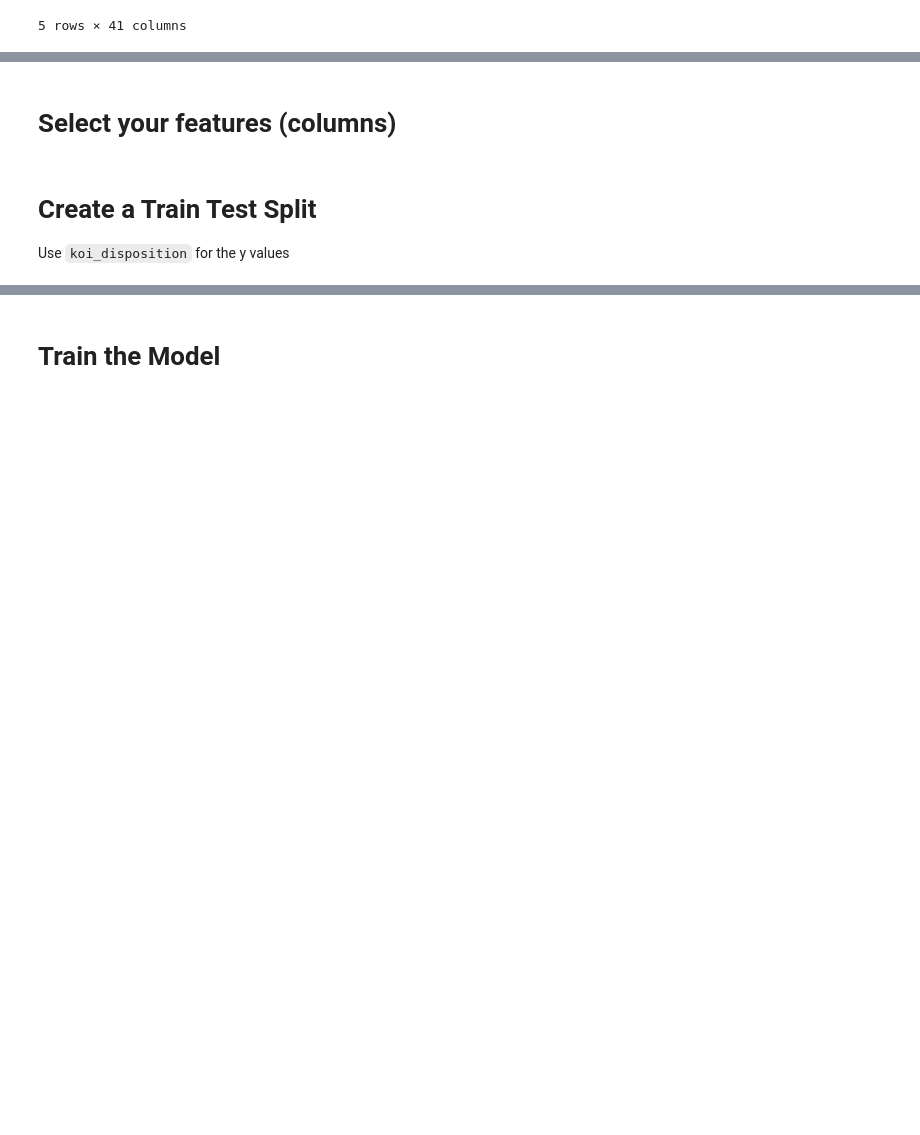
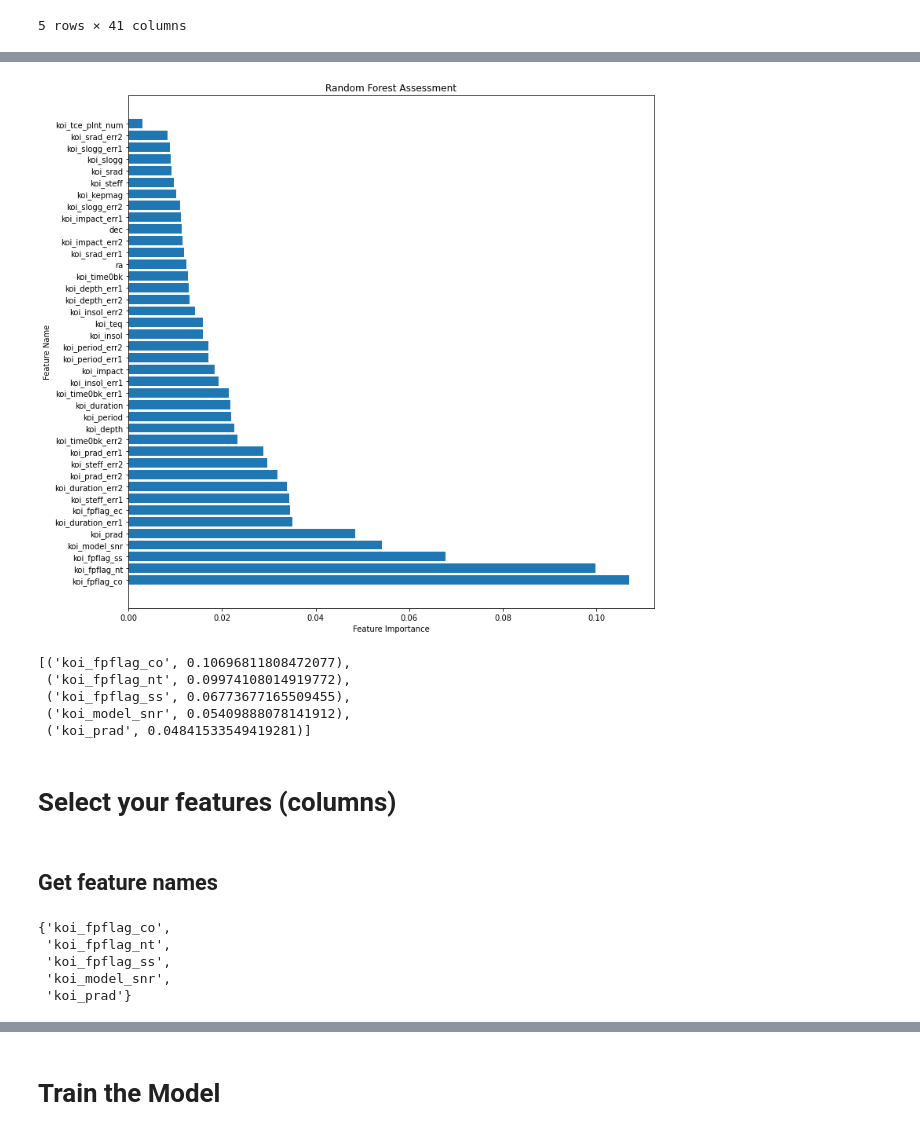
Before and after one commit to NicoleLund/machine-learning-exoplanets, a Jupyter notebook: c_model_1/model_1.ipynb, the cells around one changed output, grey strips where cells are left out. Drawn from its saved outputs; the diff is of its cells as text; code cells hidden in the pictures; blank space fills up the shorter version.

Commit message:
Select features

```diff
--- a/c_model_1/model_1.ipynb
+++ b/c_model_1/model_1.ipynb
@@ -88,2 +216,26 @@ None
+# %%
+# Sort the features by their importance
+rf_feature_sort = sorted(zip(X.columns,rf_clf.feature_importances_),key=itemgetter(1), reverse=True)
+# rf_feature_sort
+# %%
+# Plot Random Forest Feature Importance
+fig = plt.figure(figsize=[12,12])
+plt.barh(*zip(* (rf_feature_sort)))
+plt.xlabel('Feature Importance')
+plt.ylabel('Feature Name')
+plt.title('Random Forest Assessment')
+plt.show()
+# %% [output]
+[figure, added]
+# %%
+# Random Forest Features of Interest
+rf_features = [feature for feature in rf_feature_sort if feature[1] > 0.04]
+rf_features
+# %% [output]
+[('koi_fpflag_co', 0.10696811808472077),
+ ('koi_fpflag_nt', 0.09974108014919772),
+ ('koi_fpflag_ss', 0.06773677165509455),
+ ('koi_model_snr', 0.05409888078141912),
+ ('koi_prad', 0.04841533549419281)]
 # %% [markdown]
 # Select your features (columns)
@@ -93,4 +241,0 @@ selected_features = df[['names', 'of', 'selected', 'features', 'here']]
-# %% [markdown]
-# Create a Train Test Split
-
-Use `koi_disposition` for the y values
@@ -98,0 +242,13 @@ X_train.head()
+# %% [markdown]
+## Get feature names
+# %%
+selected_tree_feature_names = [feature[0] for feature in tree_features]
+selected_rf_feature_names = [feature[0] for feature in rf_features]
+selected_feature_names = set(selected_tree_feature_names + selected_rf_feature_names)
+selected_feature_names
+# %% [output]
+{'koi_fpflag_co',
+ 'koi_fpflag_nt',
+ 'koi_fpflag_ss',
+ 'koi_model_snr',
+ 'koi_prad'}
```
Also changed, not shown: parts of 27 cells of this notebook.
